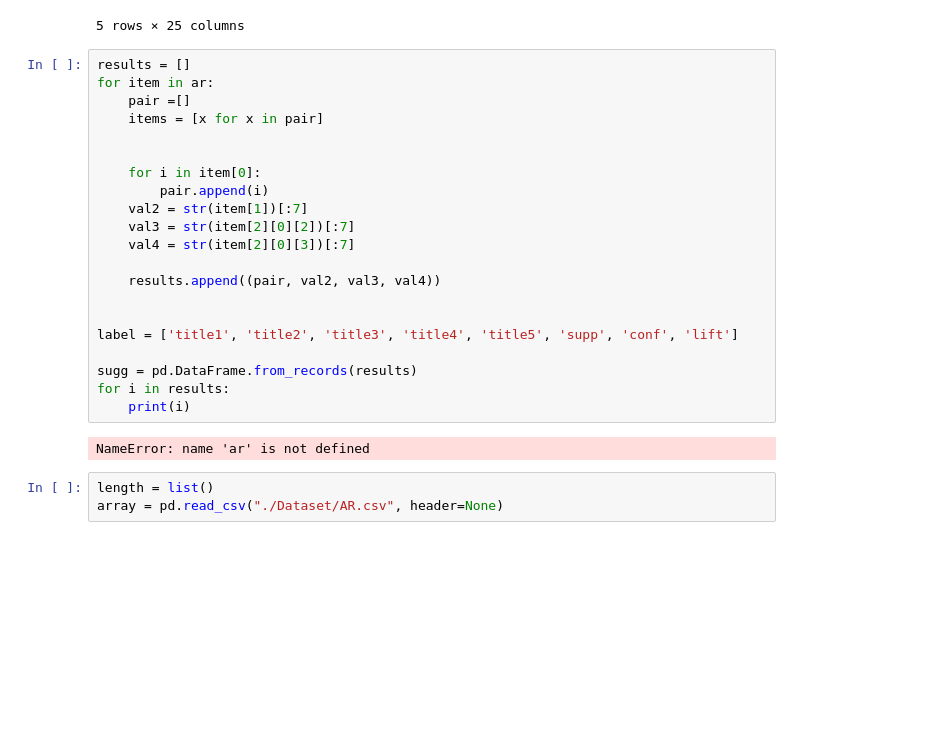
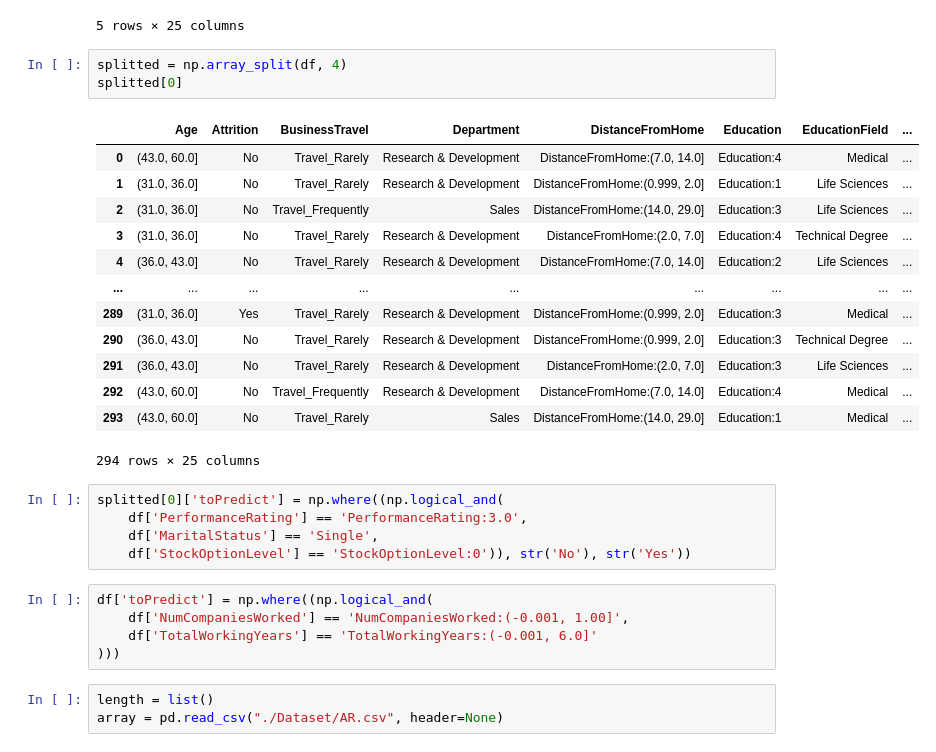
Before and after one commit to samucucchi/DataMining-1, a Jupyter notebook: AssociationRules-attrition.ipynb, the cells around one changed output. Saved outputs shown, nothing was run; the diff lists cells and outputs as text; blank space fills up the shorter version.

```diff
--- a/AssociationRules-attrition.ipynb
+++ b/AssociationRules-attrition.ipynb
@@ -107,29 +107,33 @@ df.head()
 | 3 | (31.0, 36.0] | No | Travel_Rarely | Research & Development | DistanceFromHome:(2.0, 7.0] | Education:4 | Technical Degree | ... |
 | 4 | (36.0, 43.0] | No | Travel_Rarely | Research & Development | DistanceFromHome:(7.0, 14.0] | Education:2 | Life Sciences | ... |
 5 rows × 25 columns
-# %%
-results = []
-for item in ar:
-    pair =[]
-    items = [x for x in pair]
-
-
-    for i in item[0]:
-        pair.append(i)
-    val2 = str(item[1])[:7]
-    val3 = str(item[2][0][2])[:7]
-    val4 = str(item[2][0][3])[:7]
-
-    results.append((pair, val2, val3, val4))
-
-
-label = ['title1', 'title2', 'title3', 'title4', 'title5', 'supp', 'conf', 'lift']
-
-sugg = pd.DataFrame.from_records(results)
-for i in results:
-    print(i)
-# %% [output]
-NameError: name 'ar' is not defined
+# %%
+splitted = np.array_split(df, 4)
+splitted[0]
+# %% [output]
+|  | Age | Attrition | BusinessTravel | Department | DistanceFromHome | Education | EducationField | ... |
+| 0 | (43.0, 60.0] | No | Travel_Rarely | Research & Development | DistanceFromHome:(7.0, 14.0] | Education:4 | Medical | ... |
+| 1 | (31.0, 36.0] | No | Travel_Rarely | Research & Development | DistanceFromHome:(0.999, 2.0] | Education:1 | Life Sciences | ... |
+| 2 | (31.0, 36.0] | No | Travel_Frequently | Sales | DistanceFromHome:(14.0, 29.0] | Education:3 | Life Sciences | ... |
+| 3 | (31.0, 36.0] | No | Travel_Rarely | Research & Development | DistanceFromHome:(2.0, 7.0] | Education:4 | Technical Degree | ... |
+| 4 | (36.0, 43.0] | No | Travel_Rarely | Research & Development | DistanceFromHome:(7.0, 14.0] | Education:2 | Life Sciences | ... |
+| ... | ... | ... | ... | ... | ... | ... | ... | ... |
+| 289 | (31.0, 36.0] | Yes | Travel_Rarely | Research & Development | DistanceFromHome:(0.999, 2.0] | Education:3 | Medical | ... |
+| 290 | (36.0, 43.0] | No | Travel_Rarely | Research & Development | DistanceFromHome:(0.999, 2.0] | Education:3 | Technical Degree | ... |
+| 291 | (36.0, 43.0] | No | Travel_Rarely | Research & Development | DistanceFromHome:(2.0, 7.0] | Education:3 | Life Sciences | ... |
+| 292 | (43.0, 60.0] | No | Travel_Frequently | Research & Development | DistanceFromHome:(7.0, 14.0] | Education:4 | Medical | ... |
+| 293 | (43.0, 60.0] | No | Travel_Rarely | Sales | DistanceFromHome:(14.0, 29.0] | Education:1 | Medical | ... |
+294 rows × 25 columns
+# %%
+splitted[0]['toPredict'] = np.where((np.logical_and(
+    df['PerformanceRating'] == 'PerformanceRating:3.0',
+    df['MaritalStatus'] == 'Single',
+    df['StockOptionLevel'] == 'StockOptionLevel:0')), str('No'), str('Yes'))
+# %%
+df['toPredict'] = np.where((np.logical_and(
+    df['NumCompaniesWorked'] == 'NumCompaniesWorked:(-0.001, 1.00]',
+    df['TotalWorkingYears'] == 'TotalWorkingYears:(-0.001, 6.0]'
+)))
 # %%
 length = list()
 array = pd.read_csv("./Dataset/AR.csv", header=None)
```
Also changed, not shown: parts of 2 cells of this notebook.
